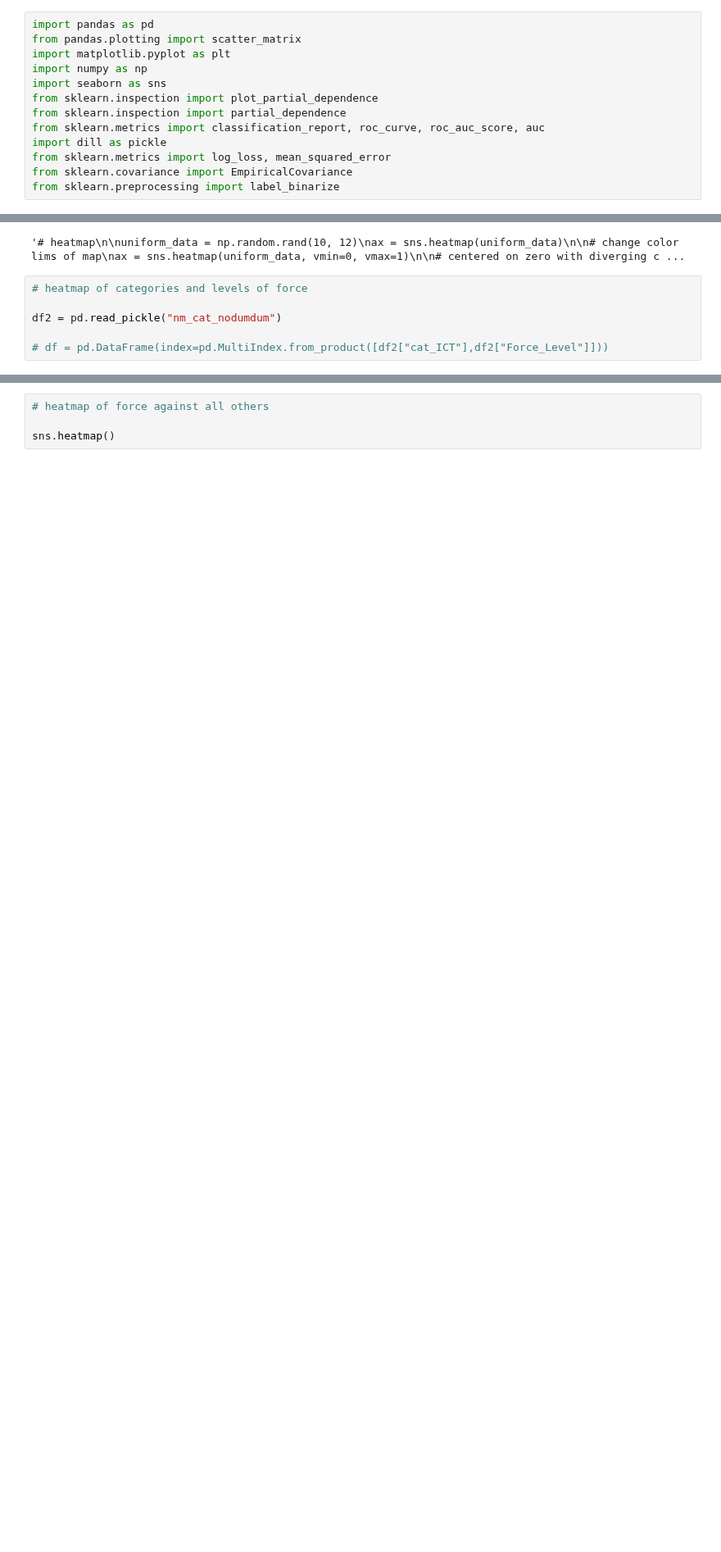
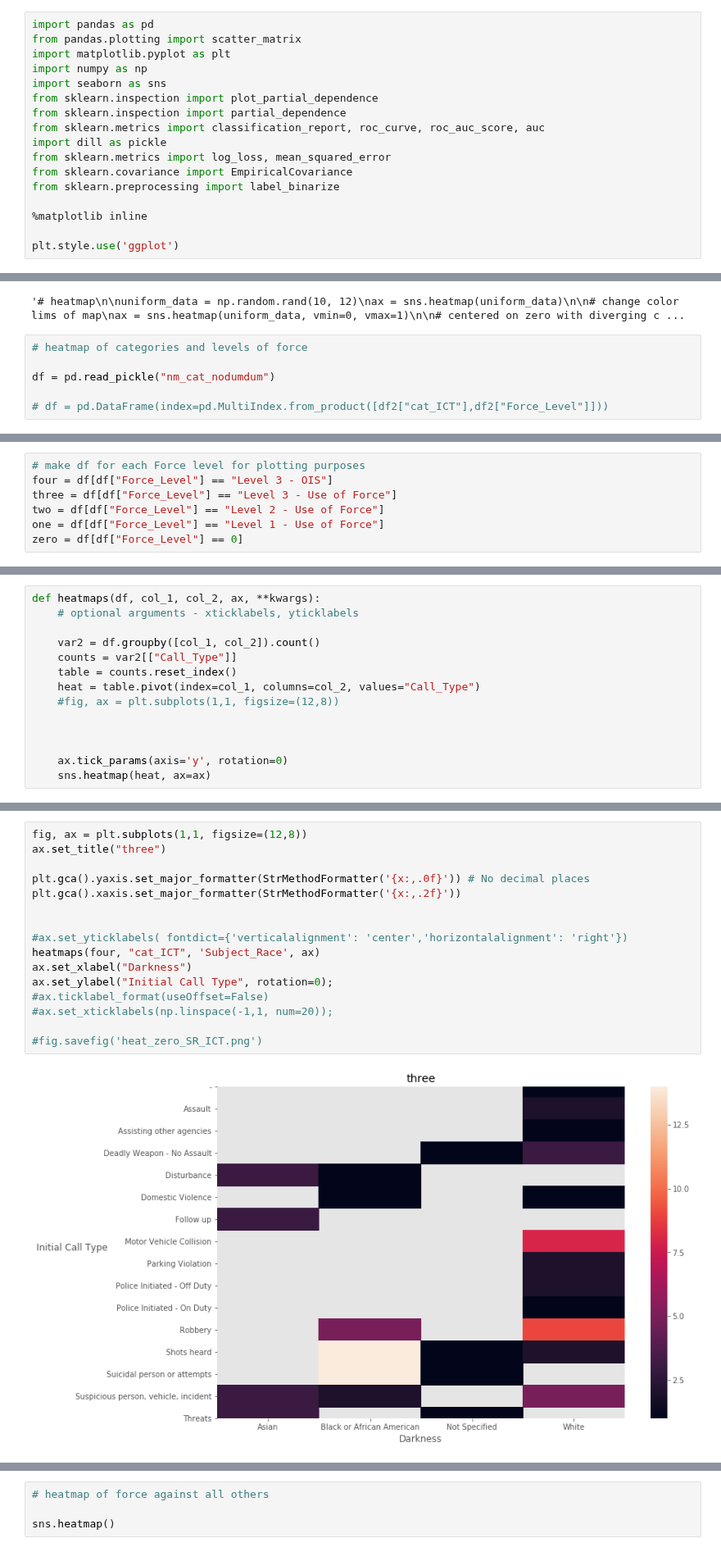
Before and after one commit to SarahMBurgart/use-of-force, a Jupyter notebook: Visuals.ipynb, the cells around one changed output, grey strips where cells are left out. Shown at 82% size. Drawn from its saved outputs; the diff is of its cells as text; blank space fills up the shorter version.

```diff
--- a/Visuals.ipynb
+++ b/Visuals.ipynb
@@ -11,6 +11,10 @@ import dill as pickle
 from sklearn.metrics import log_loss, mean_squared_error
 from sklearn.covariance import EmpiricalCovariance
 from sklearn.preprocessing import label_binarize
+
+%matplotlib inline
+
+plt.style.use('ggplot')
 # %%
 nm = pd.read_pickle("data/rev_df_before_dummies.pkl")
 # %%
@@ -229,6 +233,6 @@ ax = sns.heatmap(uniform_data, vmin=0, vmax=1)
 # %%
 # heatmap of categories and levels of force
 
-df2 = pd.read_pickle("nm_cat_nodumdum")
+df = pd.read_pickle("nm_cat_nodumdum")
 
 # df = pd.DataFrame(index=pd.MultiIndex.from_product([df2["cat_ICT"],df2["Force_Level"]]))
@@ -256,0 +275,7 @@ NameError: name 'years' is not defined
+# %%
+# make df for each Force level for plotting purposes
+four = df[df["Force_Level"] == "Level 3 - OIS"]
+three = df[df["Force_Level"] == "Level 3 - Use of Force"]
+two = df[df["Force_Level"] == "Level 2 - Use of Force"]
+one = df[df["Force_Level"] == "Level 1 - Use of Force"]
+zero = df[df["Force_Level"] == 0]
@@ -256,0 +285,14 @@ NameError: name 'years' is not defined
+# %%
+def heatmaps(df, col_1, col_2, ax, **kwargs):
+    # optional arguments - xticklabels, yticklabels
+
+    var2 = df.groupby([col_1, col_2]).count()
+    counts = var2[["Call_Type"]]
+    table = counts.reset_index()
+    heat = table.pivot(index=col_1, columns=col_2, values="Call_Type")
+    #fig, ax = plt.subplots(1,1, figsize=(12,8))
+
+
+
+    ax.tick_params(axis='y', rotation=0)
+    sns.heatmap(heat, ax=ax)
@@ -256,0 +319,18 @@ NameError: name 'years' is not defined
+# %%
+fig, ax = plt.subplots(1,1, figsize=(12,8))
+ax.set_title("three")
+
+plt.gca().yaxis.set_major_formatter(StrMethodFormatter('{x:,.0f}')) # No decimal places
+plt.gca().xaxis.set_major_formatter(StrMethodFormatter('{x:,.2f}'))
+
+
+#ax.set_yticklabels( fontdict={'verticalalignment': 'center','horizontalalignment': 'right'})
+heatmaps(four, "cat_ICT", 'Subject_Race', ax)
+ax.set_xlabel("Darkness")
+ax.set_ylabel("Initial Call Type", rotation=0);
+#ax.ticklabel_format(useOffset=False)
+#ax.set_xticklabels(np.linspace(-1,1, num=20));
+
+#fig.savefig('heat_zero_SR_ICT.png')
+# %% [output]
+[figure, added]
```
Also changed, not shown: parts of 26 cells of this notebook, 4 other files.
